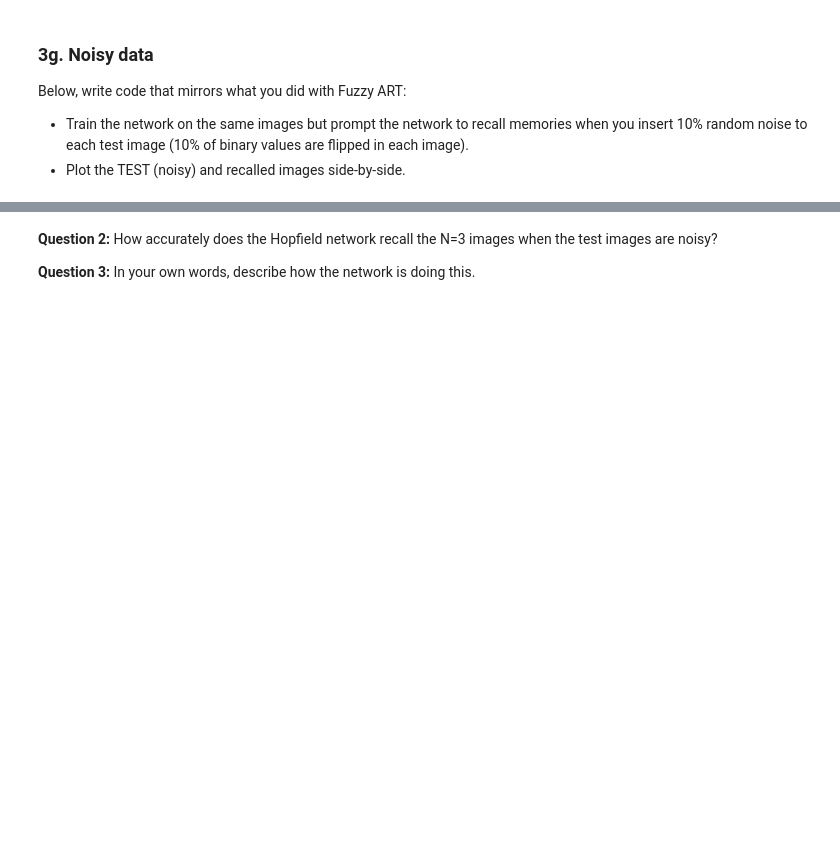
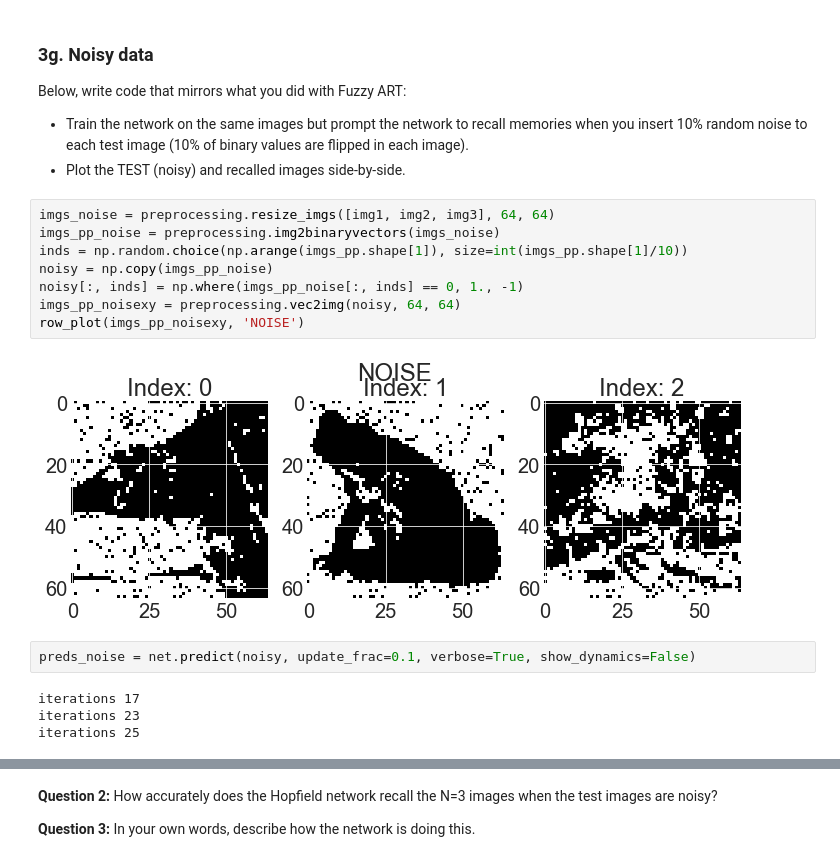
Before and after one commit to ejseal21/Computational-Neuroscience, a Jupyter notebook: Project2/hopfield.ipynb, the cells around one changed output, grey strips where cells are left out. Saved outputs shown, nothing was run; the diff lists cells and outputs as text; blank space fills up the shorter version.

```diff
--- a/Project2/hopfield.ipynb
+++ b/Project2/hopfield.ipynb
@@ -255,3 +263,19 @@ Below, write code that mirrors what you did with Fuzzy ART:
 
 - Train the network on the same images but prompt the network to recall memories when you insert 10% random noise to each test image (10% of binary values are flipped in each image).
 - Plot the TEST (noisy) and recalled images side-by-side.
+# %%
+imgs_noise = preprocessing.resize_imgs([img1, img2, img3], 64, 64)
+imgs_pp_noise = preprocessing.img2binaryvectors(imgs_noise)
+inds = np.random.choice(np.arange(imgs_pp.shape[1]), size=int(imgs_pp.shape[1]/10))
+noisy = np.copy(imgs_pp_noise)
+noisy[:, inds] = np.where(imgs_pp_noise[:, inds] == 0, 1., -1)
+imgs_pp_noisexy = preprocessing.vec2img(noisy, 64, 64)
+row_plot(imgs_pp_noisexy, 'NOISE')
+# %% [output]
+[figure, added]
+# %%
+preds_noise = net.predict(noisy, update_frac=0.1, verbose=True, show_dynamics=False)
+# %% [output]
+iterations 17
+iterations 23
+iterations 25
```
Also changed, not shown: parts of 24 cells of this notebook, 1 other file.
